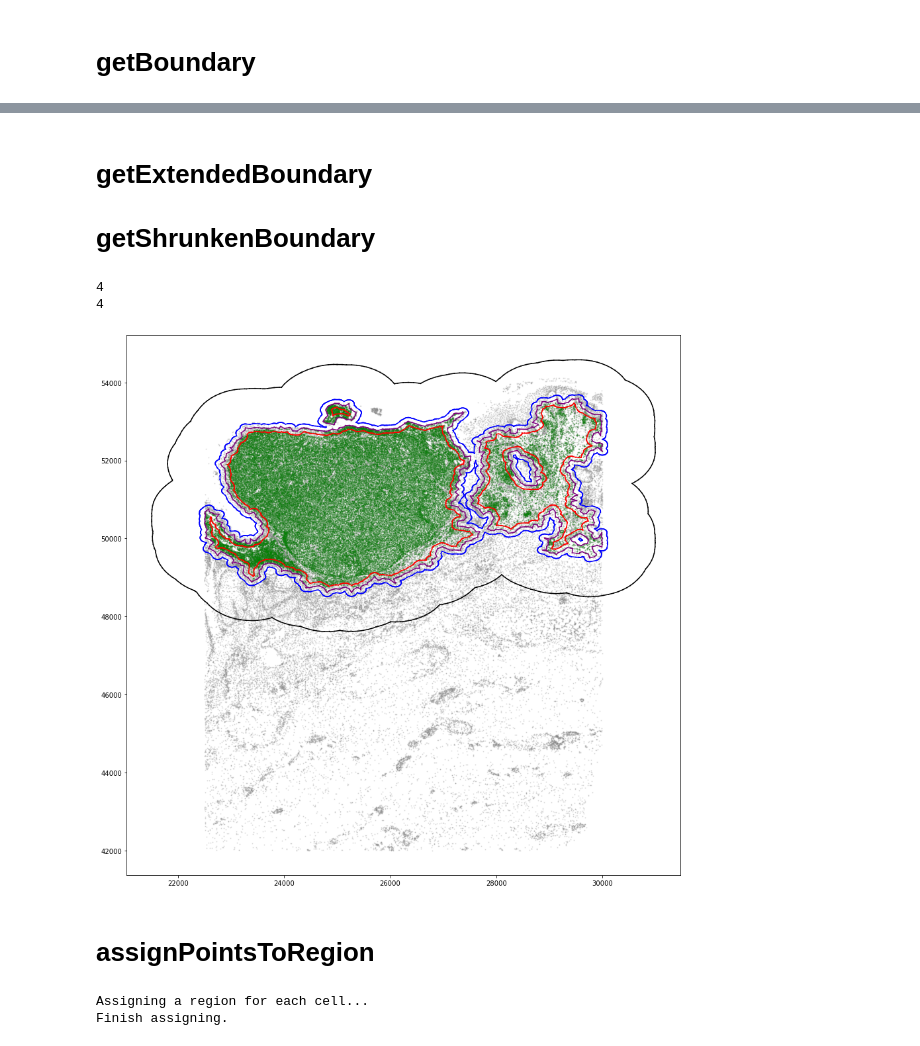
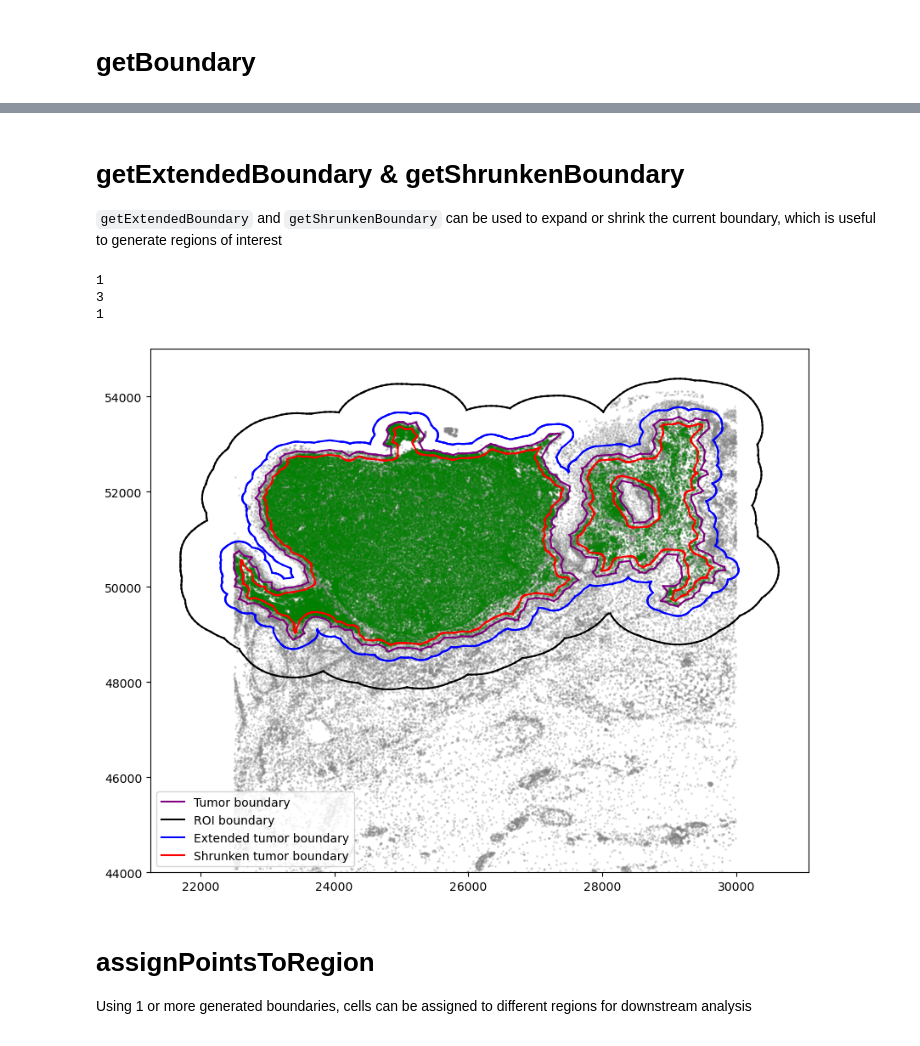
Before and after one commit to SemenovLab/SpatialCells, a Jupyter notebook: examples/0_example_basic.ipynb, the cells around one changed output, grey strips where cells are left out. Cells and saved outputs as stored; diff of their text form; code cells hidden in the pictures.

```diff
--- a/examples/0_example_basic.ipynb
+++ b/examples/0_example_basic.ipynb
@@ -187,5 +192,2 @@ print(ret[0][:plot_first_n_clusters])
-# %%
-# Here we choose the three largest ones of interest
-communityIndexList = [0, 18, 13]
 # %% [markdown]
 # getBoundary
@@ -192,7 +212,8 @@ communityIndexList = [0, 18, 13]
 # %%
-
 boundaries, boundaries_components = spc.spatial.getBoundary(adata,
                          communitycolumn, communityIndexList,
-                         alpha=60,# smaller, more detailed the edges are
+                         alpha=100, # smaller alpha results in more detailed boundaries
                          nedges_min = 20, # the minimum number of edges of a component inside a bigger component.
                          nedges_out_min = 20) # the minimumn number of edges of a component to be an outside component.
+print("#edges:", boundaries.shape[0])
+print("#components:", len(boundaries_components))
@@ -229,56 +247,73 @@ plt.show()
 # %% [markdown]
-# getExtendedBoundary
-# getShrunkenBoundary
+# getExtendedBoundary & getShrunkenBoundary
+
+`getExtendedBoundary` and `getShrunkenBoundary` can be used to expand or shrink the current boundary, which is useful to generate regions of interest
 # %%
-
-# Remove backgroud. Anything beyong this will not be considered
+# Remove background. Anything beyond this will not be considered
 ROI_boundaries, ROI_boundary_components = spc.spatial.getExtendedBoundary(
-    boundaries_components, offset=1000, minsize=20
+    boundaries_components, offset=800, minsize=20
 )
 
 shrunken_boundaries, shrunken_boundary_components = spc.spatial.getShrunkenBoundary(
     boundaries_components, offset=100, minsize=20
 )
 
-
 extended_boundaries, extended_boundary_components = spc.spatial.getExtendedBoundary(
-    boundaries_components, offset=100, minsize=20
+    boundaries_components, offset=200, minsize=20
 )
-
+print(len(ROI_boundary_components[0]))
 print(len(shrunken_boundary_components[0]))
 print(len(extended_boundary_components[0]))
 # %% [output]
-4
-4
+1
+3
+1
 # %%
 pointsize = 1
-fig, ax = plt.subplots(figsize=(15, 15))
+fig, ax = plt.subplots(figsize=(10, 8))
 
 ## all points
 ax.scatter(*zip(*adata.obs[["X_centroid", "Y_centroid"]].to_numpy()),
            s=markersize, color="grey", alpha=0.2)
 
 # Points in selected commnities
 xy = adata.obs[adata.obs[communitycolumn].isin(communityIndexList)][
         ["X_centroid", "Y_centroid"]
     ].to_numpy()
 ax.scatter(xy[:,0], xy[:,1], s=markersize, color="green", alpha=0.2)
 
 # Bounds of points in selected commnities
-for ed in boundaries:
-    ax.plot(ed[:, 0], ed[:, 1], color="purple")
+for i, ed in enumerate(boundaries):
+    if i == 0:
+        ax.plot(ed[:, 0], ed[:, 1], color="purple", label="Tumor boundary")
+    else:
+        ax.plot(ed[:, 0], ed[:, 1], color="purple")
 
 
-for ed in ROI_boundaries:
-    ax.plot(ed[:, 0], ed[:, 1], color="k")
+for i, ed in enumerate(ROI_boundaries):
+    if i == 0:
+        ax.plot(ed[:, 0], ed[:, 1], color="k", label="ROI boundary")
+    else:
+        ax.plot(ed[:, 0], ed[:, 1], color="k")
 
-for ed in shrunken_boundaries:
-    ax.plot(ed[:, 0], ed[:, 1], color="red")
+for i, ed in enumerate(extended_boundaries):
+    if i == 0:
+        ax.plot(ed[:, 0], ed[:, 1], color="blue", label="Extended tumor boundary")
+    else:
+        ax.plot(ed[:, 0], ed[:, 1], color="blue")
 
-for ed in extended_boundaries:
-    ax.plot(ed[:, 0], ed[:, 1], color="blue")
+for i, ed in enumerate(shrunken_boundaries):
+    if i == 0:
+        ax.plot(ed[:, 0], ed[:, 1], color="red", label="Shrunken tumor boundary")
+    else:
+        ax.plot(ed[:, 0], ed[:, 1], color="red")
+
+plt.legend(loc="lower left")
+plt.ylim(44000, 55000)
 plt.show()
 # %% [output]
-[figure, old version]
+[figure, new version]
 # %% [markdown]
 # assignPointsToRegion
+
+Using 1 or more generated boundaries, cells can be assigned to different regions for downstream analysis
@@ -293,10 +319,0 @@ adata.obs["region"] = pd.Categorical(adata.obs["region"], categories=regions, or
-# %%
-# 0In
-target = "0In"
-donelist = [target]
-_ = spc.spatial.assignPointsToRegion(adata, shrunken_boundary_components,
-                     assigncolumn = "region",
-                     target=target, donelist=donelist)
-# %% [output]
-Assigning a region for each cell...
-Finish assigning.
```
Also changed, not shown: parts of 35 cells of this notebook, 1 other file.
